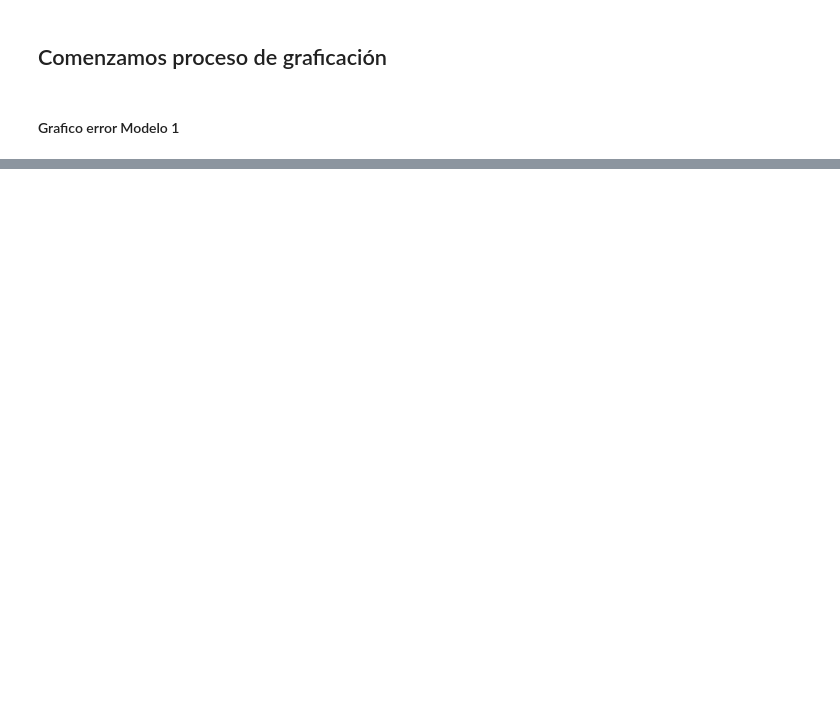
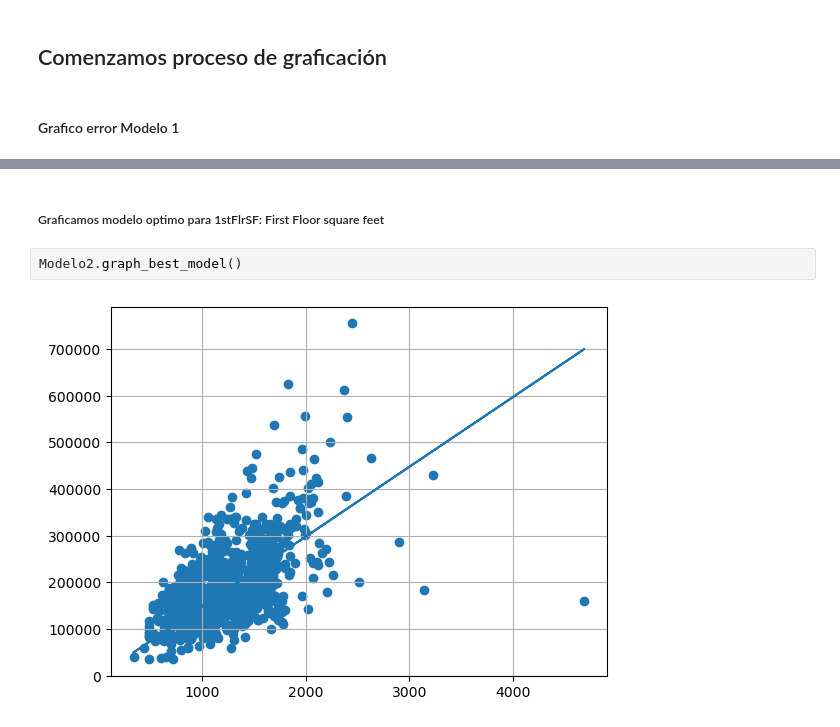
Before and after one commit to fhprime/Proyecto-Ciencia-de-Datos-FH-18003299, a Jupyter notebook: Proyecto Data Science Python FH 18003299.ipynb, the cells around one changed output, grey strips where cells are left out. Drawn from its saved outputs; the diff is of its cells as text; blank space fills up the shorter version.

```diff
--- a/Proyecto Data Science Python FH 18003299.ipynb
+++ b/Proyecto Data Science Python FH 18003299.ipynb
@@ -323,0 +346,6 @@ Modelo2.graph_models_time(20)
+# %% [markdown]
+##### Graficamos modelo optimo para 1stFlrSF: First Floor square feet
+# %%
+Modelo2.graph_best_model()
+# %% [output]
+[figure, added]
```
Also changed, not shown: parts of 32 cells of this notebook.
